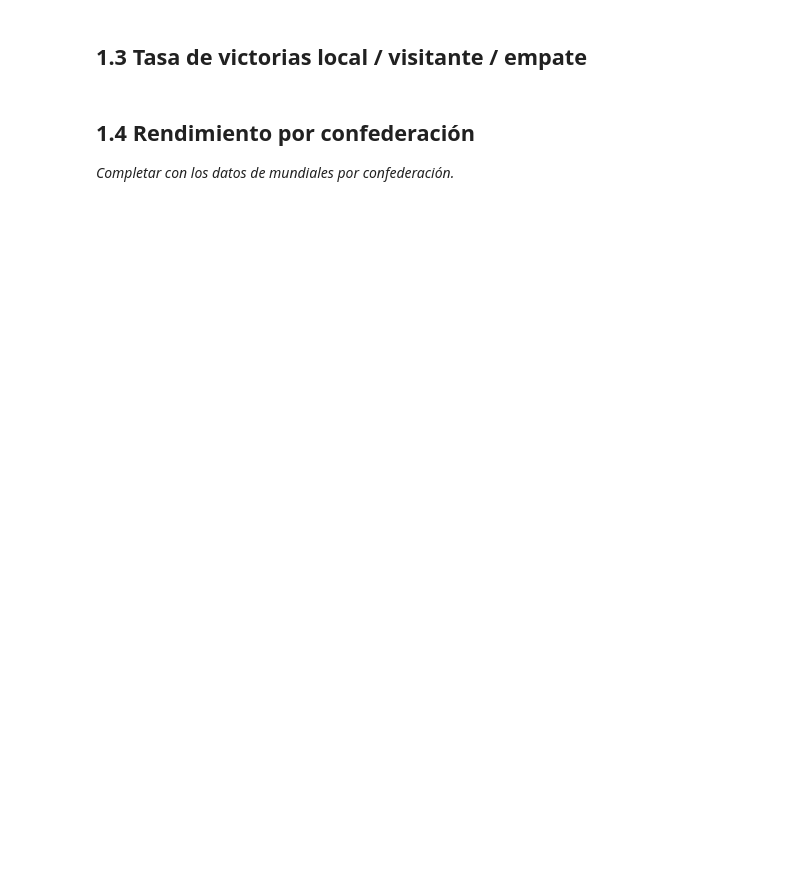
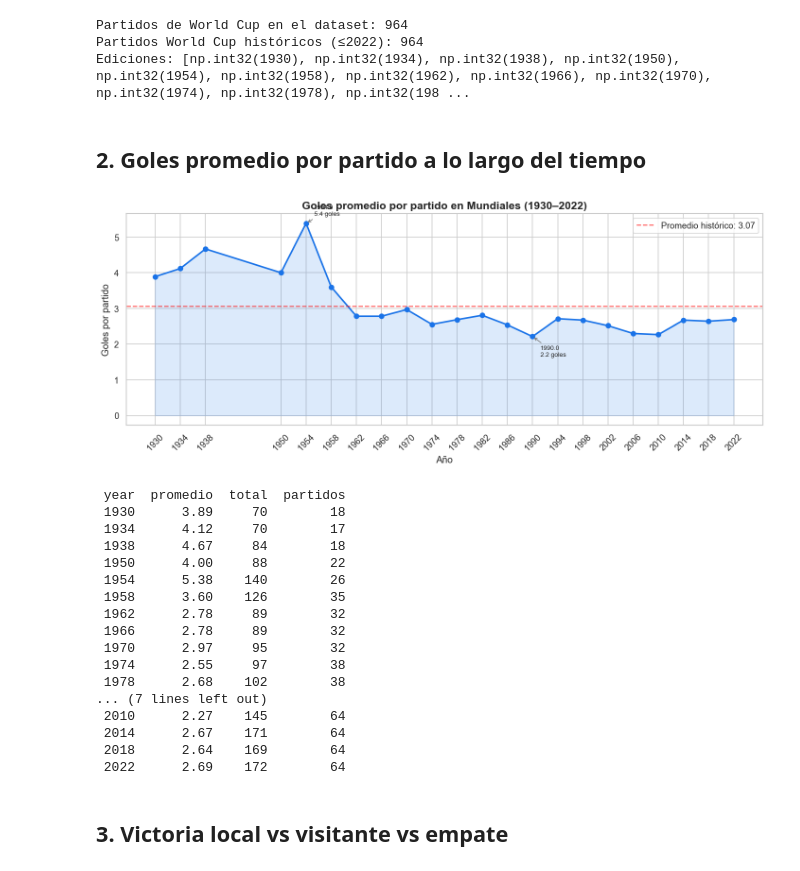
Before and after one commit to BrunoGazzo96/mundial2026-predictor, a Jupyter notebook: notebooks/01_eda.ipynb, the cells around one changed output. Cells and saved outputs as stored; diff of their text form; code cells hidden in the pictures; blank space fills up the shorter version.

```diff
--- a/notebooks/01_eda.ipynb
+++ b/notebooks/01_eda.ipynb
@@ -47,2 +54,68 @@ plt.show()
+# %%
+# Separar mundiales del resto
+wc = df[df['tournament'] == 'FIFA World Cup'].copy()
+# Solo mundiales históricos (excluir WC2026 si el dataset los incluye)
+wc_hist = wc[wc['year'] <= 2022].copy()
+
+print(f'Partidos de World Cup en el dataset: {len(wc)}')
+print(f'Partidos World Cup históricos (≤2022): {len(wc_hist)}')
+print(f'Ediciones: {sorted(wc_hist["year"].unique())}')
+# %% [output]
+Partidos de World Cup en el dataset: 964
+Partidos World Cup históricos (≤2022): 964
+Ediciones: [np.int32(1930), np.int32(1934), np.int32(1938), np.int32(1950), np.int32(1954), np.int32(1958), np.int32(1962), np.int32(1966), np.int32(1970), np.int32(1974), np.int32(1978), np.int32(198 ...
+# %% [markdown]
+## 2. Goles promedio por partido a lo largo del tiempo
+# %%
+goles_anio = wc_hist.groupby('year')['total_goles'].agg(['mean', 'sum', 'count']).reset_index()
+goles_anio.columns = ['year', 'promedio', 'total', 'partidos']
+
+fig, ax = plt.subplots(figsize=(12, 5))
+ax.plot(goles_anio['year'], goles_anio['promedio'], marker='o', linewidth=2,
+        color='#1a73e8', markersize=6)
+ax.fill_between(goles_anio['year'], goles_anio['promedio'], alpha=0.15, color='#1a73e8')
+
+# Anotar valores extremos
+idx_max = goles_anio['promedio'].idxmax()
+idx_min = goles_anio['promedio'].idxmin()
+for idx, label in [(idx_max, 'Máximo'), (idx_min, 'Mínimo')]:
+    row = goles_anio.loc[idx]
+    ax.annotate(f"{row['year']}\n{row['promedio']:.1f} goles",
+                xy=(row['year'], row['promedio']),
+                xytext=(10, 10 if idx == idx_max else -25),
+                textcoords='offset points', fontsize=8,
+                arrowprops=dict(arrowstyle='->', color='gray'))
+
+ax.axhline(goles_anio['promedio'].mean(), color='red', linestyle='--',
+           alpha=0.6, label=f'Promedio histórico: {goles_anio["promedio"].mean():.2f}')
+ax.set_title('Goles promedio por partido en Mundiales (1930–2022)', fontsize=14, fontweight='bold')
+ax.set_xlabel('Año')
+ax.set_ylabel('Goles por partido')
+ax.legend()
+ax.set_xticks(goles_anio['year'])
+ax.tick_params(axis='x', rotation=45)
+plt.tight_layout()
+plt.savefig(OUTPUTS / 'goles_por_anio.png', dpi=150, bbox_inches='tight')
+plt.show()
+print(goles_anio.to_string(index=False))
+# %% [output]
+[figure, added]
+ year  promedio  total  partidos
+ 1930      3.89     70        18
+ 1934      4.12     70        17
+ 1938      4.67     84        18
+ 1950      4.00     88        22
+ 1954      5.38    140        26
+ 1958      3.60    126        35
+ 1962      2.78     89        32
+ 1966      2.78     89        32
+ 1970      2.97     95        32
+ 1974      2.55     97        38
+ 1978      2.68    102        38
+... (7 lines left out)
+ 2010      2.27    145        64
+ 2014      2.67    171        64
+ 2018      2.64    169        64
+ 2022      2.69    172        64
 # %% [markdown]
-## 1.3 Tasa de victorias local / visitante / empate
+## 3. Victoria local vs visitante vs empate
@@ -65,4 +121,0 @@ fig.show()
-# %% [markdown]
-## 1.4 Rendimiento por confederación
-
-_Completar con los datos de mundiales por confederación._
```
Also changed, not shown: parts of 28 cells of this notebook, 8 other files.
